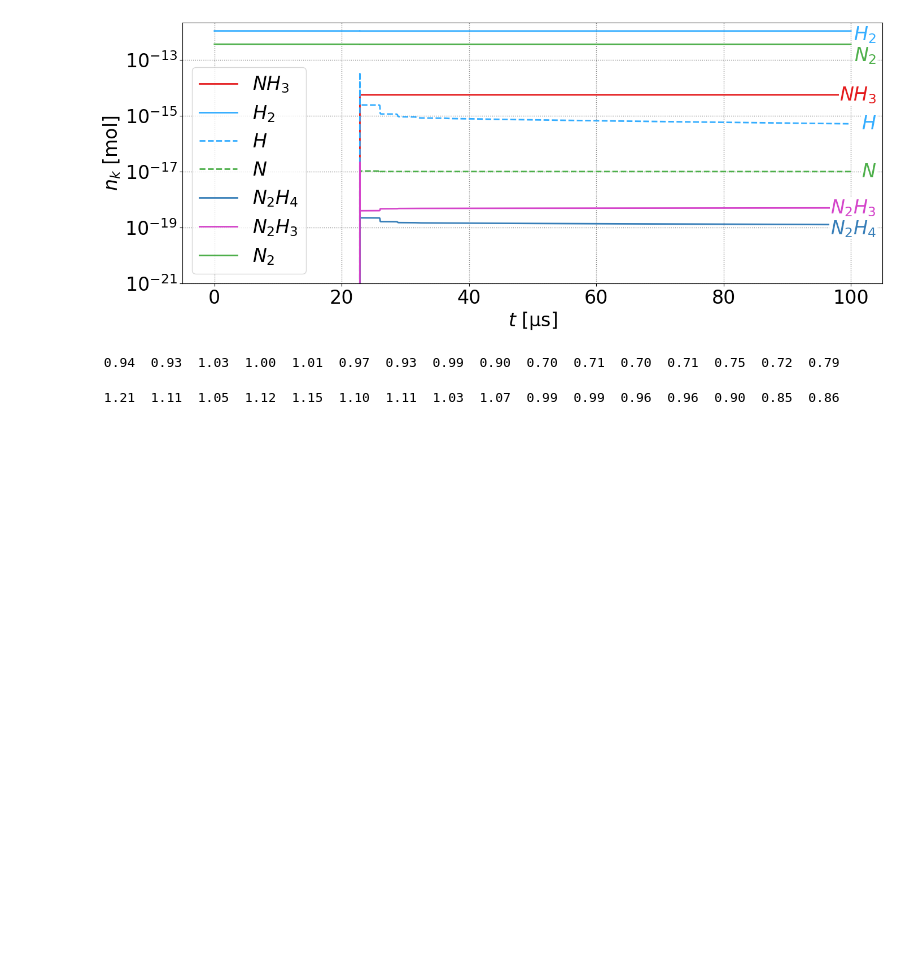
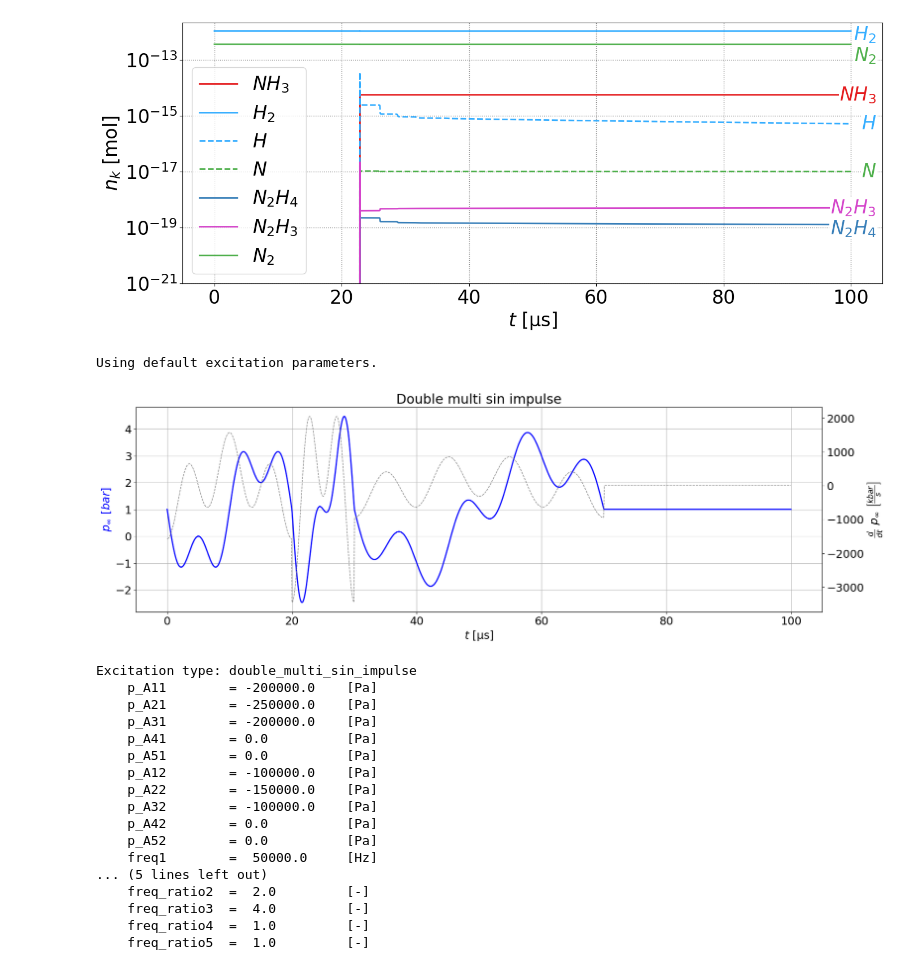
Before and after one commit to hihihi2001/parameter_studies, a Jupyter notebook: test.ipynb, the cells around one changed output. Cells and saved outputs as stored; diff of their text form; code cells hidden in the pictures; blank space fills up the shorter version.

```diff
--- a/test.ipynb
+++ b/test.ipynb
@@ -87,23 +85,24 @@ cpar.P_v = de.VapourPressure(cpar.T_inf)
 # %%
 T = 293.15 # [K]
 cpar = dict(
-ID = 0, # ID of control parameter
-# Initial conditions:
-R_E = 100.0e-6, # bubble equilibrium radius [m]
-ratio = 1.00, # R_0/R_E [-]
-gases = [par.index['N2']], # indexes of species
-fractions = [1.0], # molar fractions of species
-# Ambient parameters:
-P_amb = 101325.00, # ambient pressure [Pa]
-T_inf = T, # ambient temperature [K]
-# Liquid parameters:
-alfa_M = 0.35, # water accommodation coefficient [-]
-P_v = de.VapourPressure(T), # vapour pressure [Pa]
-mu_L = de.Viscosity(T), # dynamic viscosity [Pa*s]
-c_L = 1483.00, # sound speed [m/s]
-surfactant = 1.00, # surface tension modfier [-]
-# Excitation parameters:
-p_A = -1.5e5, # [Pa]
-freq = 10000.0, # [Hz]
-n = 1.0, # [-]
+    ID = 0, # ID of control parameter
+    # Initial conditions:
+    R_E = 30.0e-6, # bubble equilibrium radius [m]
+    ratio = 1.00, # R_0/R_E [-]
+    gases = [par.index['N2']], # indexes of species
+    fractions = [1.0], # molar fractions of species
+    # Ambient parameters:
+    P_amb = 101325.00, # ambient pressure [Pa]
+    T_inf = T, # ambient temperature [K]
+    # Liquid parameters:
+    alfa_M = 0.35, # water accommodation coefficient [-]
+    P_v = de.VapourPressure(T), # vapour pressure [Pa]
+    mu_L = de.Viscosity(T), # dynamic viscosity [Pa*s]
+    rho_L = 998.20, # density [kg/m^3]
+    c_L = 1483.00, # sound speed [m/s]
+    surfactant = 1.00, # surface tension modfier [-]
+    # Excitation parameters:
+    p_A = -1.5e5, # [Pa]
+    freq = 10000.0, # [Hz]
+    n = 1.0, # [-]
 )
@@ -243,13 +246,0 @@ import multiprocessing
-# %%
-for i in range(16):
-    data = de.simulate(dict(cpar=cpar))
-    print(f"{data['elapsed_time']: .2f}", end=' ')
-# %% [output]
- 0.94  0.93  1.03  1.00  1.01  0.97  0.93  0.99  0.90  0.70  0.71  0.70  0.71  0.75  0.72  0.79
-# %%
-with multiprocessing.Pool(processes=multiprocessing.cpu_count(), maxtasksperchild=100) as pool:
-    results = pool.imap_unordered(de.simulate, [dict(cpar=cpar) for i in range(16)])
-    for result in results:
-        print(f"{result['elapsed_time']: .2f}", end=' ')
-# %% [output]
- 1.21  1.11  1.05  1.12  1.15  1.10  1.11  1.03  1.07  0.99  0.99  0.96  0.96  0.90  0.85  0.86
@@ -263,0 +247,25 @@ for process in processes:
+# %%
+from Bubble_dynamics_simulation import excitation
+importlib.reload(excitation)
+fun, args, units, defaults = excitation.getExcitation()
+excitation.plotExcitation('double_multi_sin_impulse', presentation_mode=False)
+# %% [output]
+Using default excitation parameters.
+[figure, added]
+Excitation type: double_multi_sin_impulse
+    p_A11        = -200000.0    [Pa]
+    p_A21        = -250000.0    [Pa]
+    p_A31        = -200000.0    [Pa]
+    p_A41        = 0.0          [Pa]
+    p_A51        = 0.0          [Pa]
+    p_A12        = -100000.0    [Pa]
+    p_A22        = -150000.0    [Pa]
+    p_A32        = -100000.0    [Pa]
+    p_A42        = 0.0          [Pa]
+    p_A52        = 0.0          [Pa]
+    freq1        =  50000.0     [Hz]
+... (5 lines left out)
+    freq_ratio2  =  2.0         [-]
+    freq_ratio3  =  4.0         [-]
+    freq_ratio4  =  1.0         [-]
+    freq_ratio5  =  1.0         [-]
```
Also changed, not shown: parts of 8 cells of this notebook, 4 other files.
